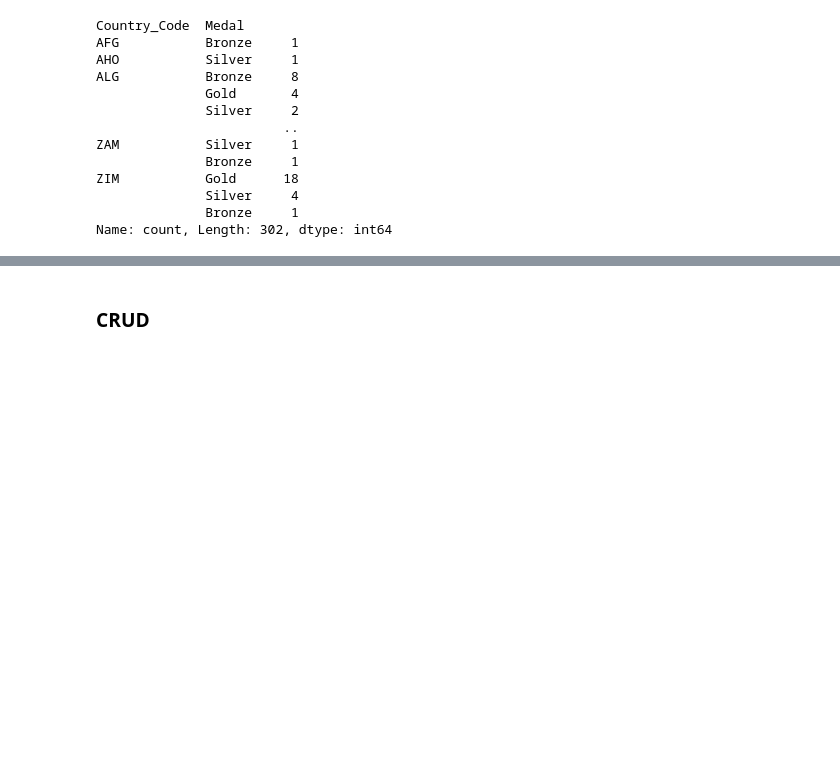
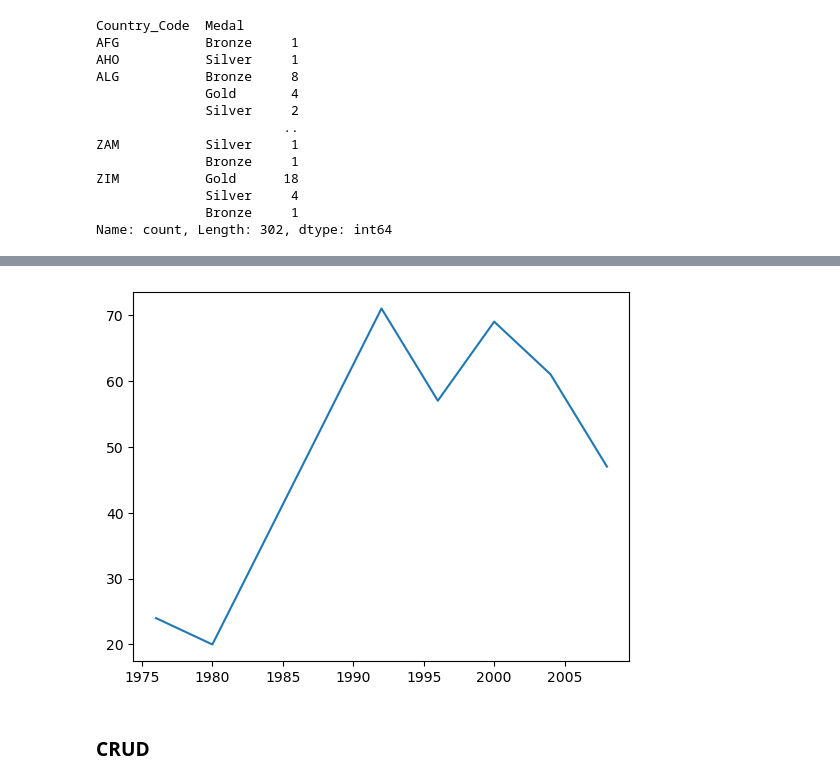
Before and after one commit to JuanTenopala/Project_4, a Jupyter notebook: Data/project_4.ipynb, the cells around one changed output, grey strips where cells are left out. Cells and saved outputs as stored; diff of their text form; code cells hidden in the pictures; blank space fills up the shorter version.

```diff
--- a/Data/project_4.ipynb
+++ b/Data/project_4.ipynb
@@ -170,3 +137,6 @@ ZIM           Gold      18
               Silver     4
               Bronze     1
 Name: count, Length: 302, dtype: int64
+# %%
+df_summary = df.groupby(by=["Year", "Country_Code"])["Medal"].count()
+df_summary
@@ -172,0 +157,3 @@ Name: count, Length: 302, dtype: int64
+# %%
+df_summary = df_summary.reset_index()
+df_summary
@@ -173,2 +174,15 @@ Name: count, Length: 302, dtype: int64
+# %%
+#abscisa = df_summary[df_summary["Country_Code"] == "USA"]["Year"].to_list()
+#abscisa = df_summary[df_summary["Country_Code"] == "USA"]["Year"]
+#print(abscisa)
+#ordenada = df_summary[df_summary["Country_Code"] == "USA"]["Medal"].to_list()
+#ordenada = df_summary[df_summary["Country_Code"] == "USA"]["Medal"]
+#print(ordenada)
+
+plt.plot(df_summary[df_summary["Country_Code"] == "CUB"]["Year"], df_summary[df_summary["Country_Code"] == "CUB"]["Medal"])
+#df_summary.plot.barh(x="Year", y="Medal")
+plt.show()
+# %% [output]
+[figure, added]
 # %%
 #df["Year"].dtype = "date"
```
Also changed, not shown: parts of 8 cells of this notebook, 1 other file.
